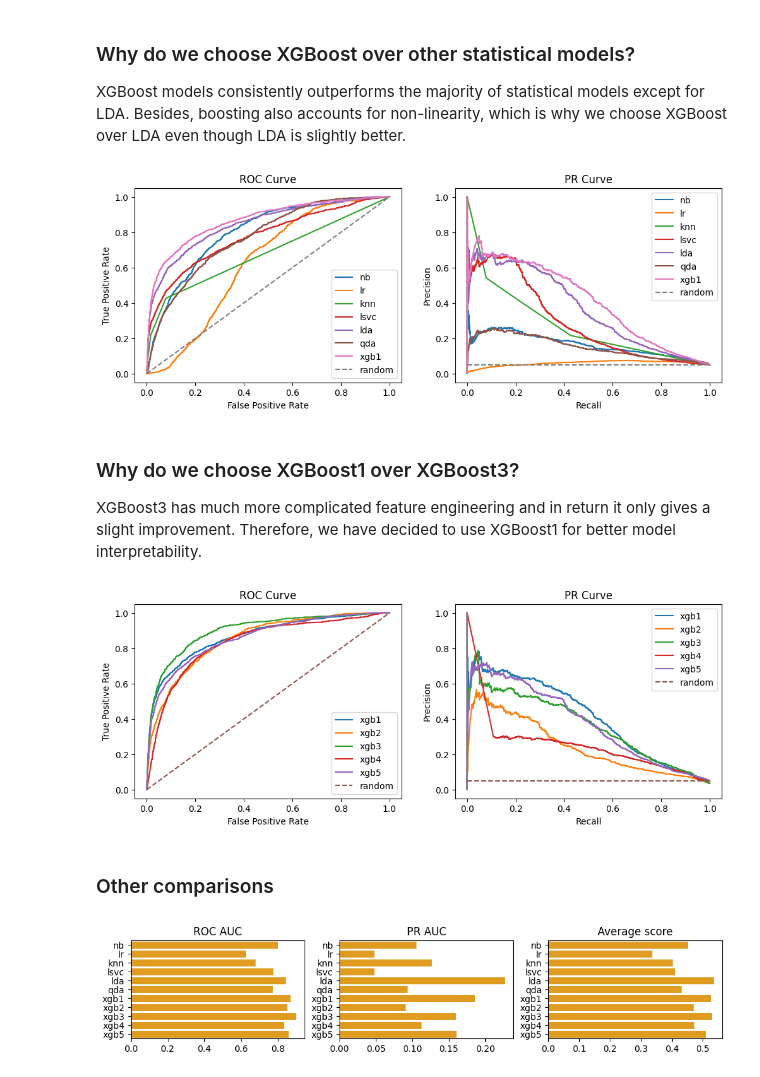
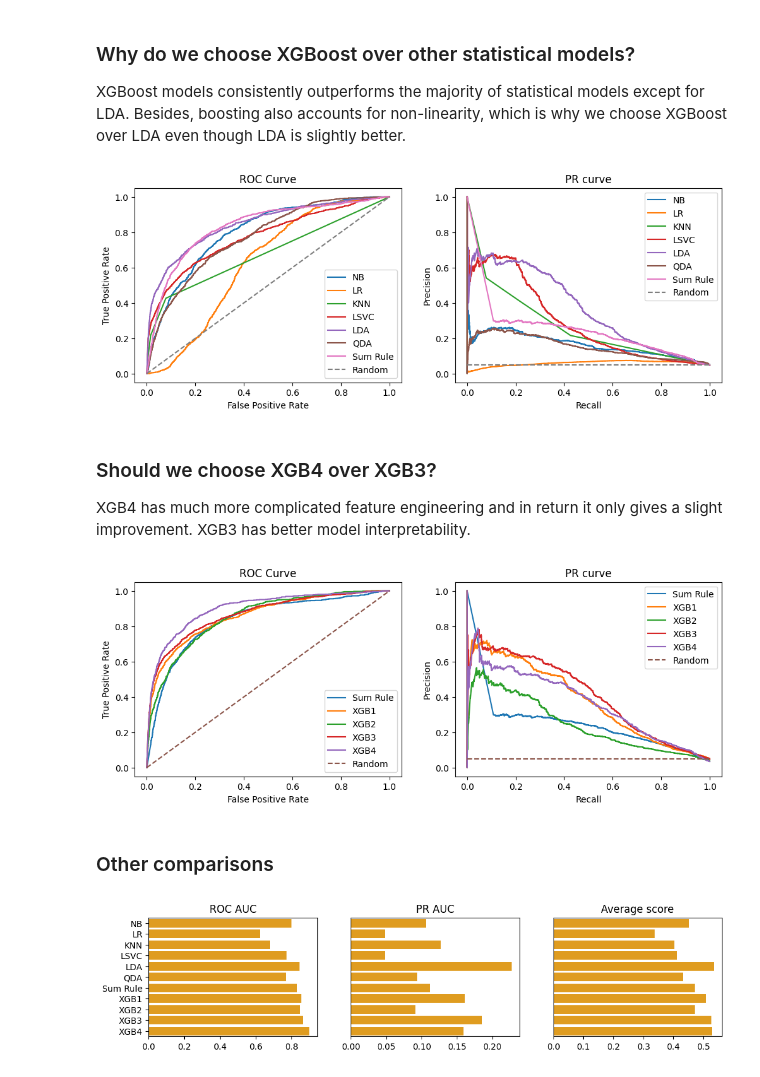
Before and after one commit to HaotingS/dsa4262_project, a Jupyter notebook: notebooks/modeling4_yeejet.ipynb, the cells around one changed output. Saved outputs shown, nothing was run; the diff lists cells and outputs as text; code cells hidden in the pictures.

```diff
--- a/notebooks/modeling4_yeejet.ipynb
+++ b/notebooks/modeling4_yeejet.ipynb
@@ -675,0 +626,9 @@ pr_curves.append(precision_recall_curve(yte5, yhat1_probs))
+# %%
+models.append('XGB3')
+roc_aucs.append(roc_auc_score(yte, yhat1_probs))
+pr_aucs.append(average_precision_score(yte, yhat))
+precisions.append(precision_score(yte, yhat))
+recalls.append(recall_score(yte, yhat))
+f1s.append(f1_score(yte, yhat))
+roc_curves.append(roc_curve(yte, yhat1_probs))
+pr_curves.append(precision_recall_curve(yte, yhat1_probs))
@@ -676,3 +669,12 @@ pr_curves.append(precision_recall_curve(yte5, yhat1_probs))
+# %%
+models.append('XGB4')
+roc_aucs.append(roc_auc_score(yte3, yhat1_probs))
+pr_aucs.append(average_precision_score(yte3, yhat))
+precisions.append(precision_score(yte3, yhat))
+recalls.append(recall_score(yte3, yhat))
+f1s.append(f1_score(yte3, yhat))
+roc_curves.append(roc_curve(yte3, yhat1_probs))
+pr_curves.append(precision_recall_curve(yte3, yhat1_probs))
 # %% [markdown]
 ## Evaluate models
 # %% [markdown]
@@ -745,17 +746,17 @@ for _model, _roc_auc, _pr_auc, _precision, _recall, _f1, _roc_curve, _pr_curve i
     no_skill = len(yte[yte==1]) / len(yte)
     plt.plot(recall, precision, label=_model)
 
-    plt.title('PR Curve')
+    plt.title('PR curve')
     plt.xlabel('Recall')
     plt.ylabel('Precision')
     plt.legend()
 
 plt.subplot(1, 2, 1)
-plt.plot(random_fpr, random_tpr, linestyle='--', label='random')
+plt.plot(random_fpr, random_tpr, linestyle='--', label='Random')
 plt.legend(loc='lower right')
 plt.subplot(1, 2, 2)
-plt.plot([0, 1], [no_skill, no_skill], linestyle='--', label='random')
+plt.plot([0, 1], [no_skill, no_skill], linestyle='--', label='Random')
 plt.legend(loc='upper right')
-plt.savefig('../outputs/eval_all.png')
+plt.savefig('../outputs/eval_all.png', bbox_inches='tight')
 plt.show()
 # %% [output]
@@ -842,24 +843,24 @@ for _model, _roc_auc, _pr_auc, _precision, _recall, _f1, _roc_curve, _pr_curve i
     no_skill = len(yte[yte==1]) / len(yte)
     plt.plot(recall, precision, label=_model)
 
-    plt.title('PR Curve')
+    plt.title('PR curve')
     plt.xlabel('Recall')
     plt.ylabel('Precision')
     plt.legend()
 
 plt.subplot(1, 2, 1)
-plt.plot(random_fpr, random_tpr, linestyle='--', label='random')
+plt.plot(random_fpr, random_tpr, linestyle='--', label='Random')
 plt.legend(loc='lower right')
 plt.subplot(1, 2, 2)
-plt.plot([0, 1], [no_skill, no_skill], linestyle='--', label='random')
+plt.plot([0, 1], [no_skill, no_skill], linestyle='--', label='Random')
 plt.legend(loc='upper right')
-plt.savefig('../outputs/eval_stat_vs_xgb.png')
+plt.savefig('../outputs/eval_stat_vs_xgb.png', bbox_inches='tight')
 plt.show()
 # %% [output]
-[figure, old version]
+[figure, new version]
 # %% [markdown]
-### Why do we choose XGBoost1 over XGBoost3?
-XGBoost3 has much more complicated feature engineering and in return it only gives a slight improvement. Therefore, we have decided to use XGBoost1 for better model interpretability.
+### Should we choose XGB4 over XGB3?
+XGB4 has much more complicated feature engineering and in return it only gives a slight improvement. XGB3 has better model interpretability.
 # %%
 plt.figure(figsize=(12, 4))
 random_yhat_probs = np.zeros(len(yte))
@@ -877,55 +878,57 @@ for _model, _roc_auc, _pr_auc, _precision, _recall, _f1, _roc_curve, _pr_curve i
     # print(f'mean(ROC, PR) = {np.mean([_roc_auc, _pr_auc]):.3f}')
 
     # ROC
     fpr, tpr, _ = _roc_curve
 
     plt.subplot(1, 2, 1)
     plt.plot(fpr, tpr, label=_model)
 
     plt.title('ROC Curve')
     plt.xlabel('False Positive Rate')
     plt.ylabel('True Positive Rate')
     plt.legend()
 
     # PR
     precision, recall, _ = _pr_curve
 
     plt.subplot(1, 2, 2)
     no_skill = len(yte[yte==1]) / len(yte)
     plt.plot(recall, precision, label=_model)
 
-    plt.title('PR Curve')
+    plt.title('PR curve')
     plt.xlabel('Recall')
     plt.ylabel('Precision')
     plt.legend()
 
 plt.subplot(1, 2, 1)
-plt.plot(random_fpr, random_tpr, linestyle='--', label='random')
+plt.plot(random_fpr, random_tpr, linestyle='--', label='Random')
 plt.legend(loc='lower right')
 plt.subplot(1, 2, 2)
-plt.plot([0, 1], [no_skill, no_skill], linestyle='--', label='random')
+plt.plot([0, 1], [no_skill, no_skill], linestyle='--', label='Random')
 plt.legend(loc='upper right')
-plt.savefig('../outputs/xgb_vs_xgb.png')
+plt.savefig('../outputs/xgb_vs_xgb.png', bbox_inches='tight')
 plt.show()
 # %% [output]
-[figure, old version]
+[figure, new version]
 # %% [markdown]
 ### Other comparisons
 # %%
-plt.figure(figsize=(12,2))
+plt.figure(figsize=(12, 2.5))
 plt.subplot(1, 3, 1)
 sns.barplot(x=roc_aucs, y=models, orient='h', color='orange')
 plt.title("ROC AUC")
 plt.subplot(1, 3, 2)
 sns.barplot(x=pr_aucs, y=models, orient='h', color='orange')
 plt.title("PR AUC")
+plt.gca().axes.get_yaxis().set_visible(False)
 plt.subplot(1, 3, 3)
 sns.barplot(x=np.mean([roc_aucs, pr_aucs], axis=0), y=models, orient='h', color='orange')
 plt.title("Average score")
+plt.gca().axes.get_yaxis().set_visible(False)
 
-plt.savefig('../outputs/eval_roc_pr_mean.png')
+plt.savefig('../outputs/eval_roc_pr_mean.png', bbox_inches='tight')
 # %% [output]
-[figure, old version]
+[figure, new version]
 # %%
 plt.figure(figsize=(12,2))
 plt.subplot(1, 3, 1)
```
Also changed, not shown: parts of 71 cells of this notebook, 13 other files.
